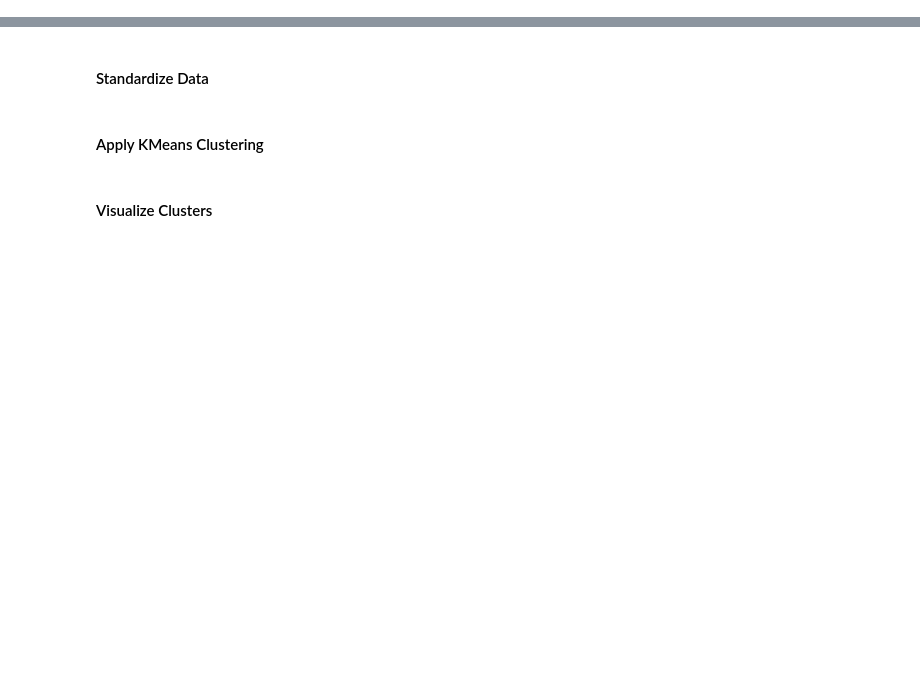
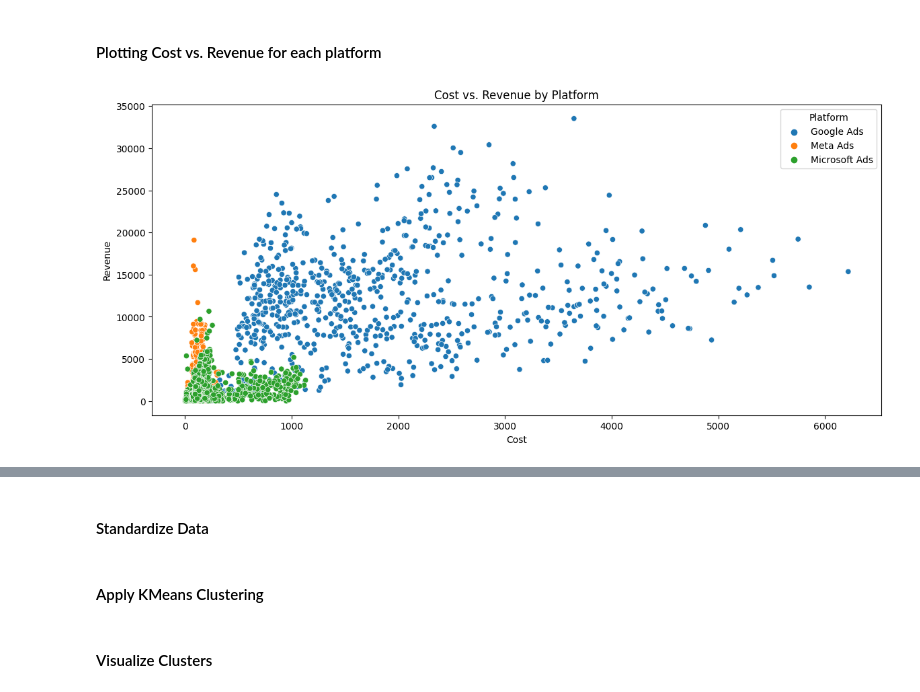
Before and after one commit to NITRR-Vivek/ai-media-ecommerce-investment-plan, a Jupyter notebook: code1.ipynb, the cells around one changed output, grey strips where cells are left out. Drawn from its saved outputs; the diff is of its cells as text; code cells hidden in the pictures; blank space fills up the shorter version.

```diff
--- a/code1.ipynb
+++ b/code1.ipynb
@@ -60,0 +126,9 @@ website_landings_df['Is Converted'] = website_landings_df['Is Converted'].astype
+# %% [markdown]
+#### Plotting Cost vs. Revenue for each platform
+# %%
+plt.figure(figsize=(14, 6))
+sns.scatterplot(data=ads_data, x='Cost', y='Revenue', hue='Platform')
+plt.title('Cost vs. Revenue by Platform')
+plt.show()
+# %% [output]
+[figure, added]
```
Also changed, not shown: parts of 53 cells of this notebook.
